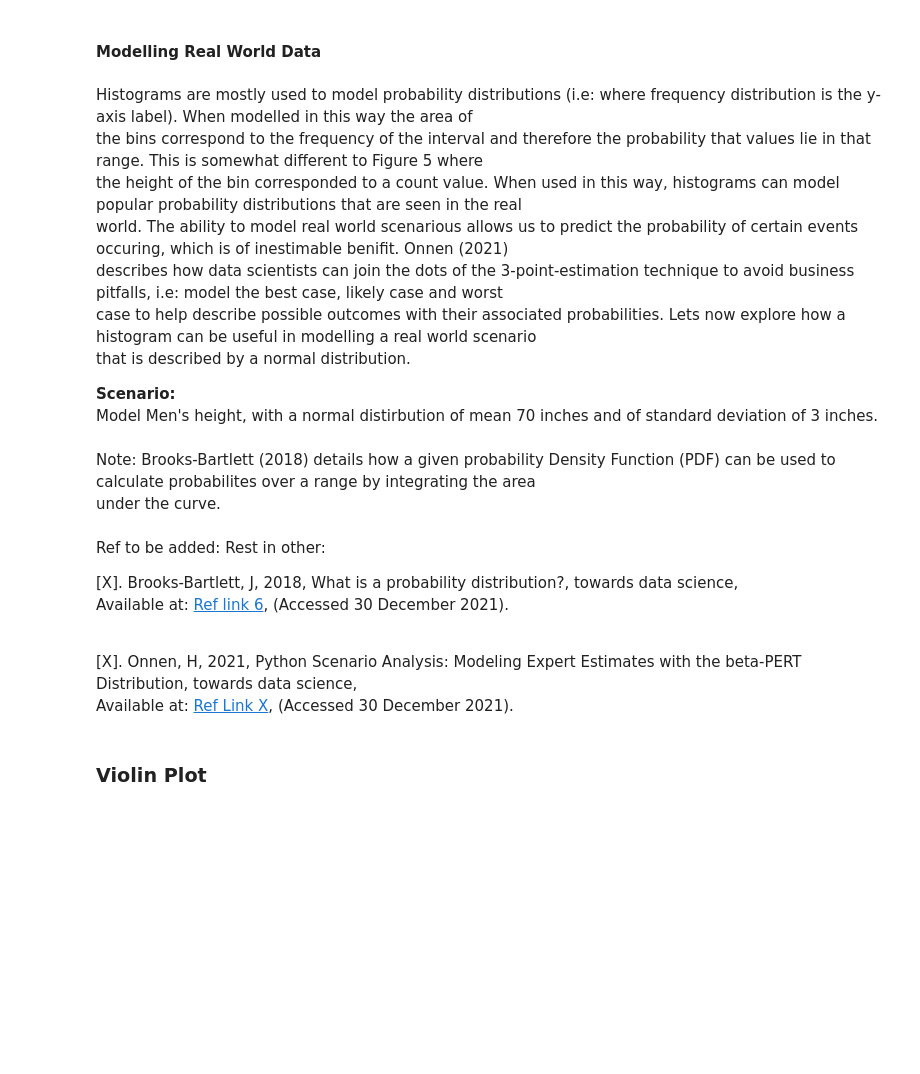
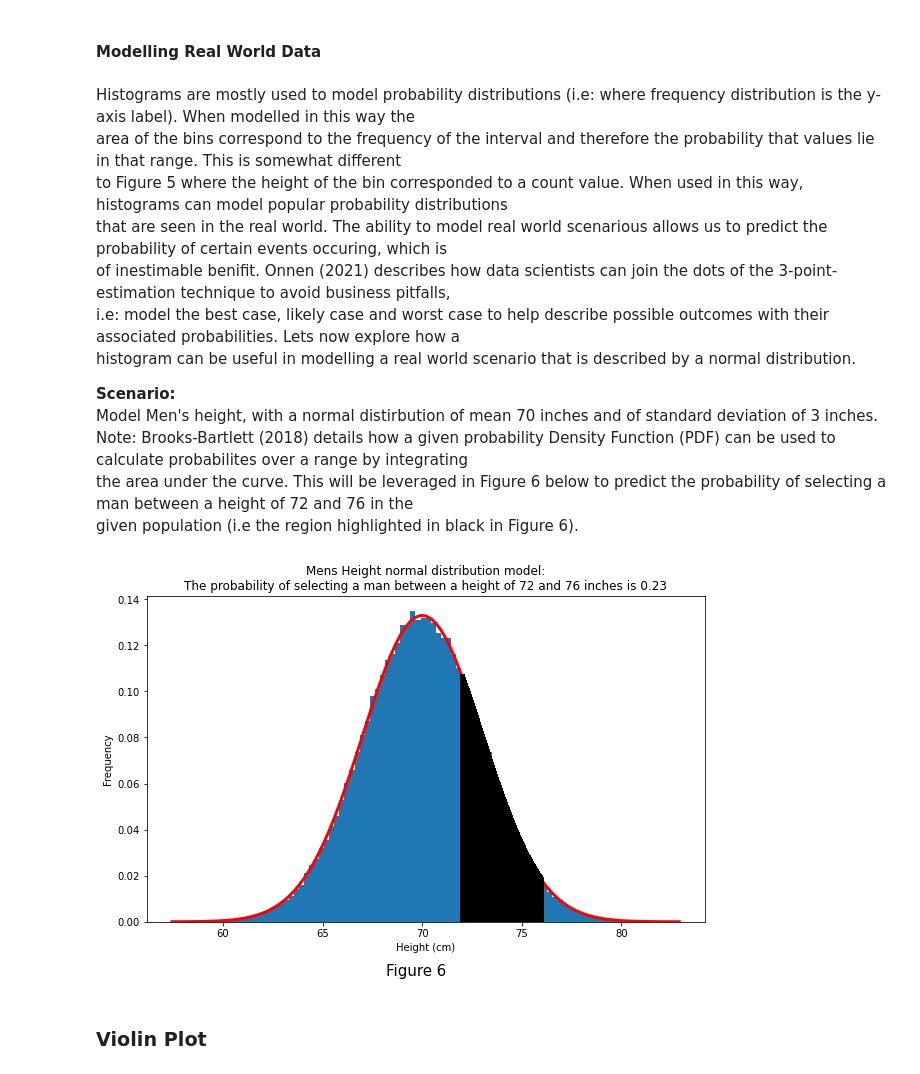
Before and after one commit to CiaranMoran27/Fundamentals-of-Data-Analysis, a Jupyter notebook: pyplot.ipynb, the cells around one changed output. Cells and saved outputs as stored; diff of their text form; code cells hidden in the pictures; blank space fills up the shorter version.

```diff
--- a/pyplot.ipynb
+++ b/pyplot.ipynb
@@ -358,25 +359,16 @@ subplot 2 has grouped all subplot 1 data (11 bars) into 5 bins.\n\
 # %% [markdown]
 #### Modelling Real World Data
 # %% [markdown]
-Histograms are mostly used to model probability distributions (i.e: where frequency distribution is the y-axis label). When modelled in this way the area of<br>
-the bins correspond to the frequency of the interval and therefore the probability that values lie in that range. This is somewhat different to Figure 5 where<br>
-the height of the bin corresponded to a count value. When used in this way, histograms can model popular probability distributions that are seen in the real<br>
-world. The ability to model real world scenarious allows us to predict the probability of certain events occuring, which is of inestimable benifit. Onnen (2021)<br>
-describes how data scientists can join the dots of the 3-point-estimation technique to avoid business pitfalls, i.e: model the best case, likely case and worst<br>
-case to help describe possible outcomes with their associated probabilities. Lets now explore how a histogram can be useful in modelling a real world scenario<br>
-that is described by a normal distribution.
+Histograms are mostly used to model probability distributions (i.e: where frequency distribution is the y-axis label). When modelled in this way the <br>
+area of the bins correspond to the frequency of the interval and therefore the probability that values lie in that range. This is somewhat different<br>
+to Figure 5 where the height of the bin corresponded to a count value. When used in this way, histograms can model popular probability distributions<br>
+that are seen in the real world. The ability to model real world scenarious allows us to predict the probability of certain events occuring, which is<br>
+of inestimable benifit. Onnen (2021) describes how data scientists can join the dots of the 3-point-estimation technique to avoid business pitfalls,<br>
+i.e: model the best case, likely case and worst case to help describe possible outcomes with their associated probabilities. Lets now explore how a<br>
+histogram can be useful in modelling a real world scenario that is described by a normal distribution.
 
 **Scenario:**<br>
-Model Men's height, with a normal distirbution of mean 70 inches and of standard deviation of 3 inches.<br><br>
-Note: Brooks-Bartlett (2018) details how a given probability Density Function (PDF) can be used to calculate probabilites over a range by integrating the area<br>
-under the curve.
+Model Men's height, with a normal distirbution of mean 70 inches and of standard deviation of 3 inches.<br>
+Note: Brooks-Bartlett (2018) details how a given probability Density Function (PDF) can be used to calculate probabilites over a range by integrating<br>
+the area under the curve. This will be leveraged in Figure 6 below to predict the probability of selecting a man between a height of 72 and 76 in the<br>
+given population (i.e the region highlighted in black in Figure 6).
-# %% [markdown]
-Ref to be added: Rest in other:<br>
-
-[X]. Brooks-Bartlett, J, 2018, What is a probability distribution?, towards data science,<br>
-Available at: [Ref link 6](https://towardsdatascience.com/probability-concepts-explained-probability-distributions-introduction-part-3-4a5db81858dc), (Accessed 30 December 2021).
-
-<br>
-
-[X]. Onnen, H, 2021, Python Scenario Analysis: Modeling Expert Estimates with the beta-PERT Distribution, towards data science,<br>
-Available at: [Ref Link X](https://towardsdatascience.com/tagged/probability-distributions?p=22a5e90cfa79), (Accessed 30 December 2021).
@@ -383,3 +388,34 @@ Available at: [Ref Link X](https://towardsdatascience.com/tagged/probability-dis
+# %%
+# plot hist, store count and bins in vars
+count, bins, _ = plt.hist(array, 100, density = True)
+
+# define probability density function, adopted from numpy official docs
+f = 1 /(σ * np.sqrt(2 * np.pi)) * np.exp(-(bins - μ) ** 2 / (2 * σ ** 2))
+
+# plot probability density line
+plt.plot(bins, f, color = 'red', linewidth = 3);
+
+# format plot
+plt.figtext(0.5, 0.0, 'Figure 6', wrap = True, horizontalalignment = 'center', fontsize = 15)
+plt.xlabel('Height (cm)')
+plt.ylabel('Frequency')
+plt.title('Mens Height normal distribution model:\nThe probability of selecting a man between a \
+height of 72 and 76 inches is {}'.format(probability))
+
+
+# store current axis in variable and get upper limit of plot
+ax = plt.gca()
+y_upper_lim = ax.get_ylim()[1]
+
+# define array from 73 to max value of array in 0.05 increments
+shaded_range = np.arange(72, 76, 0.05)
+
+# iterate range and shade area under curve
+for num in shaded_range:
+    ymax_num = get_yfrequency(num)/y_upper_lim
+    plt.axvline(x = num, ymin = 0, ymax = ymax_num, color = 'black', linewidth = 5)
+# %% [output]
+[figure, added]
 # %% [markdown]
 ### Violin Plot
 # %%
```
Also changed, not shown: parts of 7 cells of this notebook.
